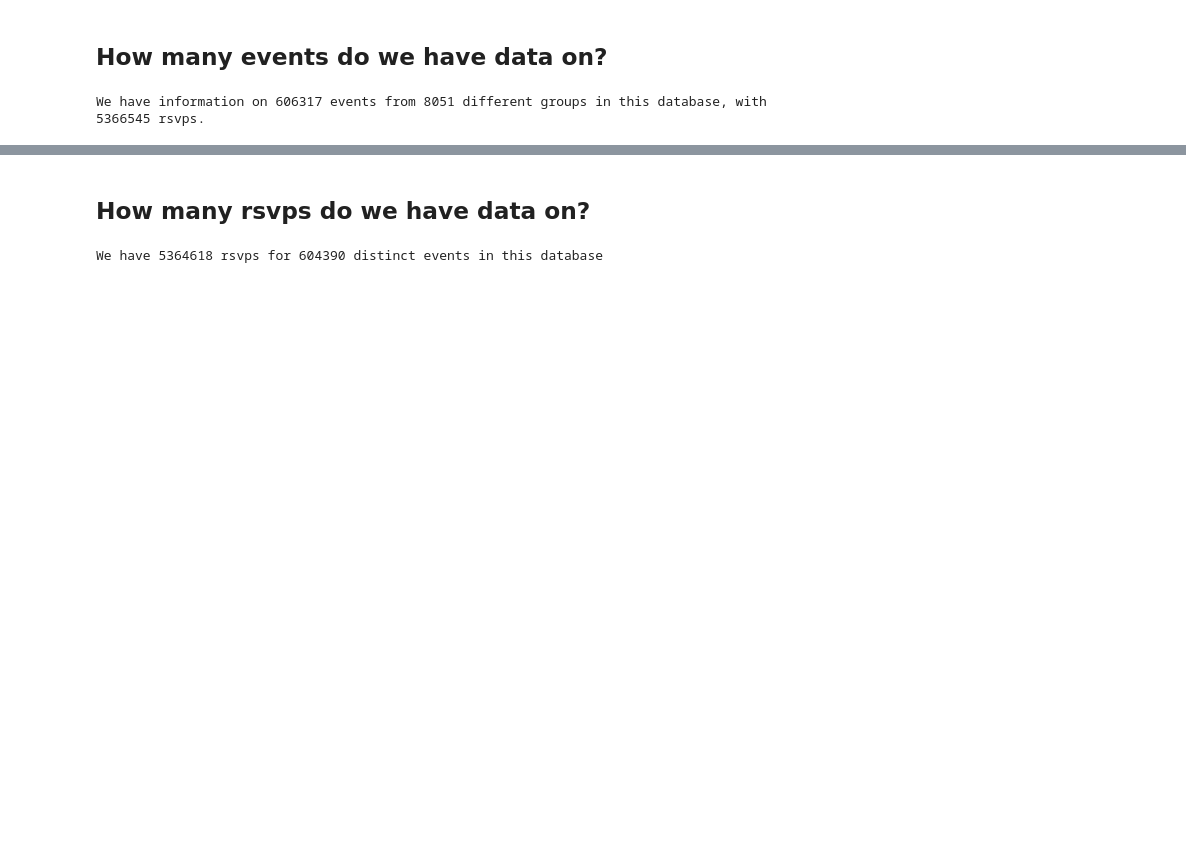
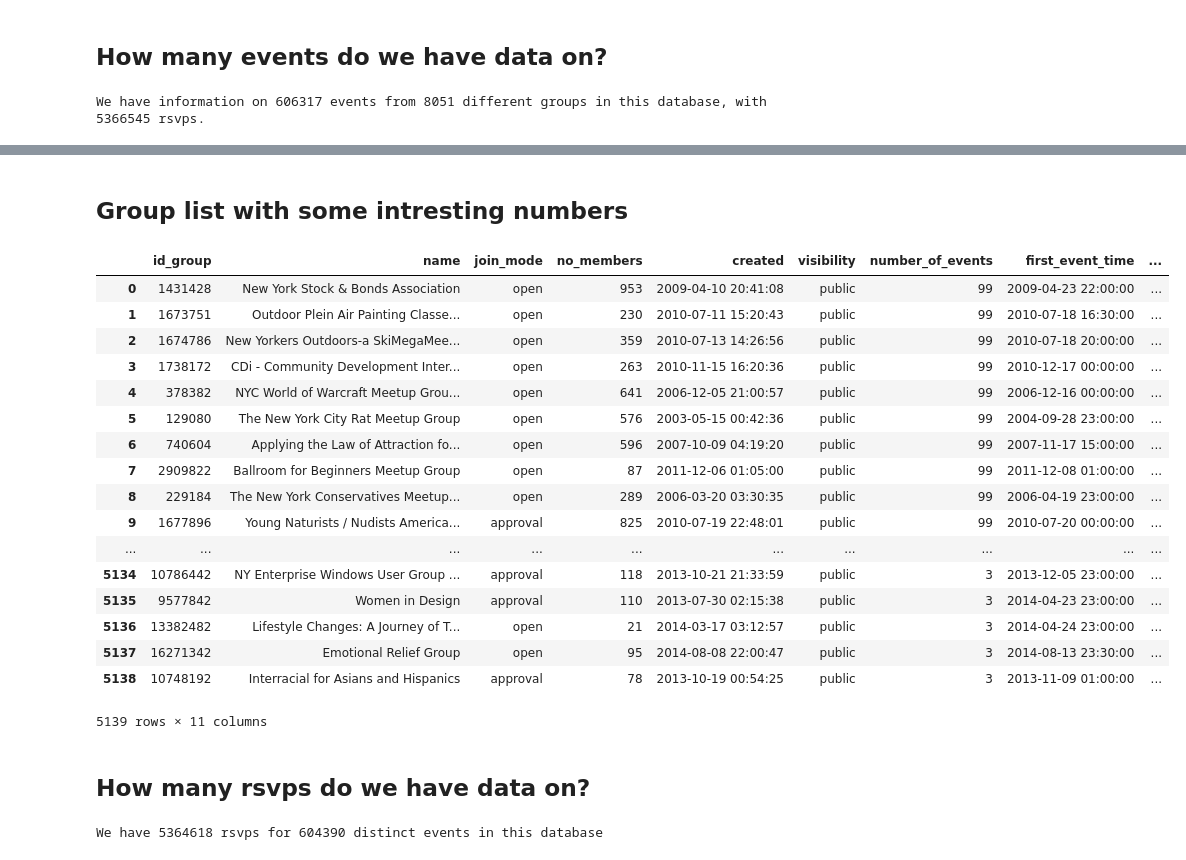
Before and after one commit to NYU-CS6313-Projects/meetupEVO, a Jupyter notebook: exploration/30-lifetime-of-a-group/basic statistics from database.ipynb, the cells around one changed output, grey strips where cells are left out. Saved outputs shown, nothing was run; the diff lists cells and outputs as text; code cells hidden in the pictures; blank space fills up the shorter version.

Commit message:
brigitte adds crossfilter, first version of new list of group, not finished

```diff
--- a/exploration/30-lifetime-of-a-group/basic statistics from database.ipynb
+++ b/exploration/30-lifetime-of-a-group/basic statistics from database.ipynb
@@ -144,3 +108,34 @@ df_group_stats
+# %% [markdown]
+## Group list with some intresting numbers
+# %%
+df_group_stats = pd.read_sql("""
+   select
+      id_group, name, join_mode, no_members,created, visibility,
+      number_of_events , first_event_time, last_event_time, max_yes_at_one_event, no_member_who_ever_rsvpd_yes
+   from groups
+   where number_of_events  > 2 and number_of_events < 100
+   order by number_of_events desc
+   """, db_conn)
+df_group_stats
+# %% [output]
+|  | id_group | name | join_mode | no_members | created | visibility | number_of_events | first_event_time | ... |
+| 0 | 1431428 | New York Stock & Bonds Association | open | 953 | 2009-04-10 20:41:08 | public | 99 | 2009-04-23 22:00:00 | ... |
+| 1 | 1673751 | Outdoor Plein Air Painting Classe... | open | 230 | 2010-07-11 15:20:43 | public | 99 | 2010-07-18 16:30:00 | ... |
+| 2 | 1674786 | New Yorkers Outdoors-a SkiMegaMee... | open | 359 | 2010-07-13 14:26:56 | public | 99 | 2010-07-18 20:00:00 | ... |
+| 3 | 1738172 | CDi - Community Development Inter... | open | 263 | 2010-11-15 16:20:36 | public | 99 | 2010-12-17 00:00:00 | ... |
+| 4 | 378382 | NYC World of Warcraft Meetup Grou... | open | 641 | 2006-12-05 21:00:57 | public | 99 | 2006-12-16 00:00:00 | ... |
+| 5 | 129080 | The New York City Rat Meetup Group | open | 576 | 2003-05-15 00:42:36 | public | 99 | 2004-09-28 23:00:00 | ... |
+| 6 | 740604 | Applying the Law of Attraction fo... | open | 596 | 2007-10-09 04:19:20 | public | 99 | 2007-11-17 15:00:00 | ... |
+| 7 | 2909822 | Ballroom for Beginners Meetup Group | open | 87 | 2011-12-06 01:05:00 | public | 99 | 2011-12-08 01:00:00 | ... |
+| 8 | 229184 | The New York Conservatives Meetup... | open | 289 | 2006-03-20 03:30:35 | public | 99 | 2006-04-19 23:00:00 | ... |
+| 9 | 1677896 | Young Naturists / Nudists America... | approval | 825 | 2010-07-19 22:48:01 | public | 99 | 2010-07-20 00:00:00 | ... |
+| ... | ... | ... | ... | ... | ... | ... | ... | ... | ... |
+| 5134 | 10786442 | NY Enterprise Windows User Group ... | approval | 118 | 2013-10-21 21:33:59 | public | 3 | 2013-12-05 23:00:00 | ... |
+| 5135 | 9577842 | Women in Design | approval | 110 | 2013-07-30 02:15:38 | public | 3 | 2014-04-23 23:00:00 | ... |
+| 5136 | 13382482 | Lifestyle Changes: A Journey of T... | open | 21 | 2014-03-17 03:12:57 | public | 3 | 2014-04-24 23:00:00 | ... |
+| 5137 | 16271342 | Emotional Relief Group | open | 95 | 2014-08-08 22:00:47 | public | 3 | 2014-08-13 23:30:00 | ... |
+| 5138 | 10748192 | Interracial for Asians and Hispanics | approval | 78 | 2013-10-19 00:54:25 | public | 3 | 2013-11-09 01:00:00 | ... |
+5139 rows × 11 columns
 # %% [markdown]
 ## How many rsvps do we have data on?
 # %%
```
Also changed, not shown: parts of 4 cells of this notebook, 6 other files.
